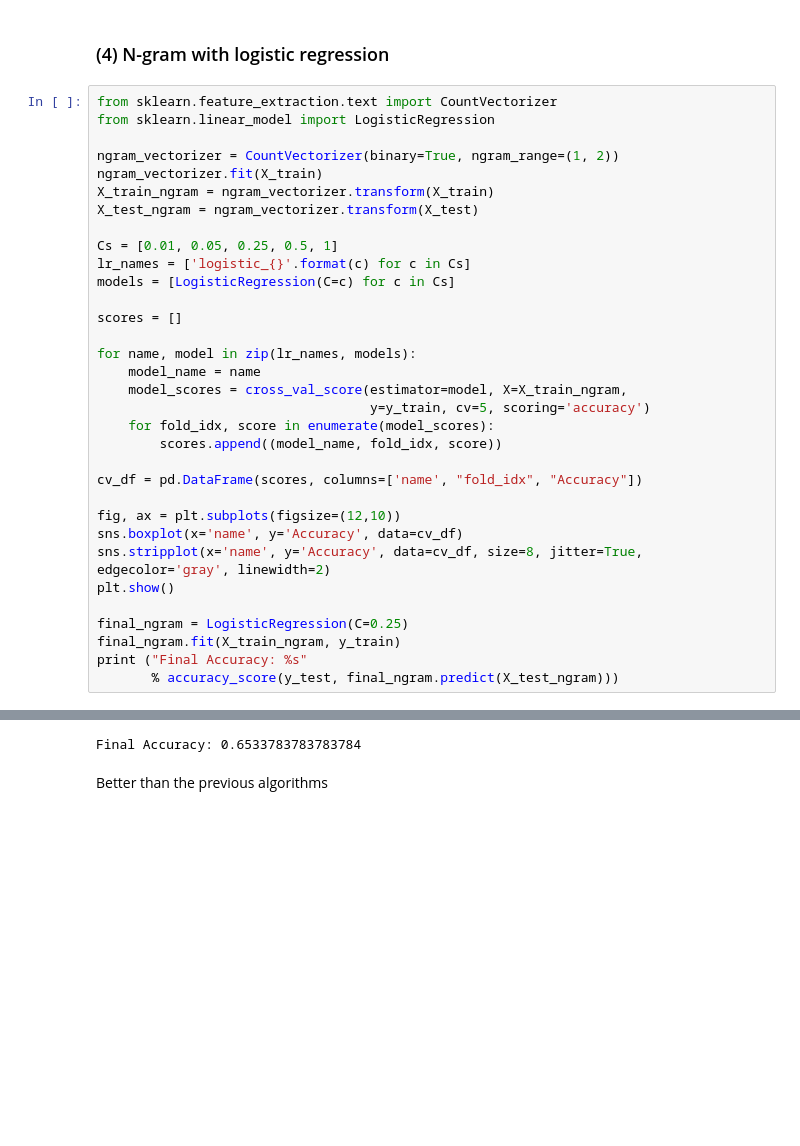
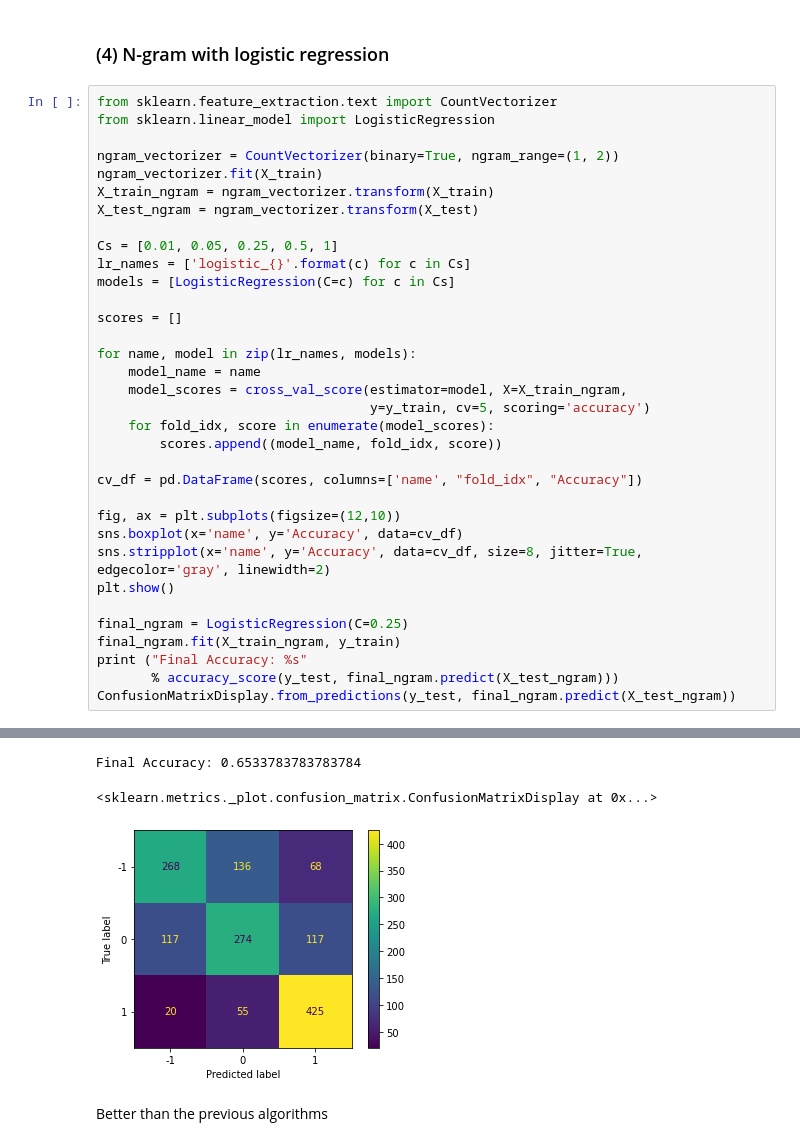
Before and after one commit to SupercarryNg/CouseraReview, a Jupyter notebook: sentiment_analysis.ipynb, the cells around one changed output, grey strips where cells are left out. Cells and saved outputs as stored; diff of their text form; blank space fills up the shorter version.

```diff
--- a/sentiment_analysis.ipynb
+++ b/sentiment_analysis.ipynb
@@ -188,33 +199,36 @@ cv_df = pd.DataFrame(scores, columns=['name', "fold_idx", "Accuracy"])
 
 fig, ax = plt.subplots(figsize=(12,10))
 sns.boxplot(x='name', y='Accuracy', data=cv_df)
 sns.stripplot(x='name', y='Accuracy', data=cv_df, size=8, jitter=True, edgecolor='gray', linewidth=2)
 plt.show()
 
 final_ngram = LogisticRegression(C=0.25)
 final_ngram.fit(X_train_ngram, y_train)
 print ("Final Accuracy: %s"
        % accuracy_score(y_test, final_ngram.predict(X_test_ngram)))
+ConfusionMatrixDisplay.from_predictions(y_test, final_ngram.predict(X_test_ngram))
 # %% [output]
 STOP: TOTAL NO. of ITERATIONS REACHED LIMIT.
 
 Increase the number of iterations (max_iter) or scale the data as shown in:
     https://scikit-learn.org/stable/modules/preprocessing.html
 Please also refer to the documentation for alternative solver options:
     https://scikit-learn.org/stable/modules/linear_model.html#logistic-regression
   n_iter_i = _check_optimize_result(
 STOP: TOTAL NO. of ITERATIONS REACHED LIMIT.
 
 Increase the number of iterations (max_iter) or scale the data as shown in:
     https://scikit-learn.org/stable/modules/preprocessing.html
 Please also refer to the documentation for alternative solver options:
 ... (47 lines left out)
     https://scikit-learn.org/stable/modules/preprocessing.html
 Please also refer to the documentation for alternative solver options:
     https://scikit-learn.org/stable/modules/linear_model.html#logistic-regression
   n_iter_i = _check_optimize_result(
 [figure]
 Final Accuracy: 0.6533783783783784
+<sklearn.metrics._plot.confusion_matrix.ConfusionMatrixDisplay at 0x...>
+[figure, added]
 # %% [markdown]
 Better than the previous algorithms
 # %% [markdown]
```
Also changed, not shown: parts of 14 cells of this notebook.
